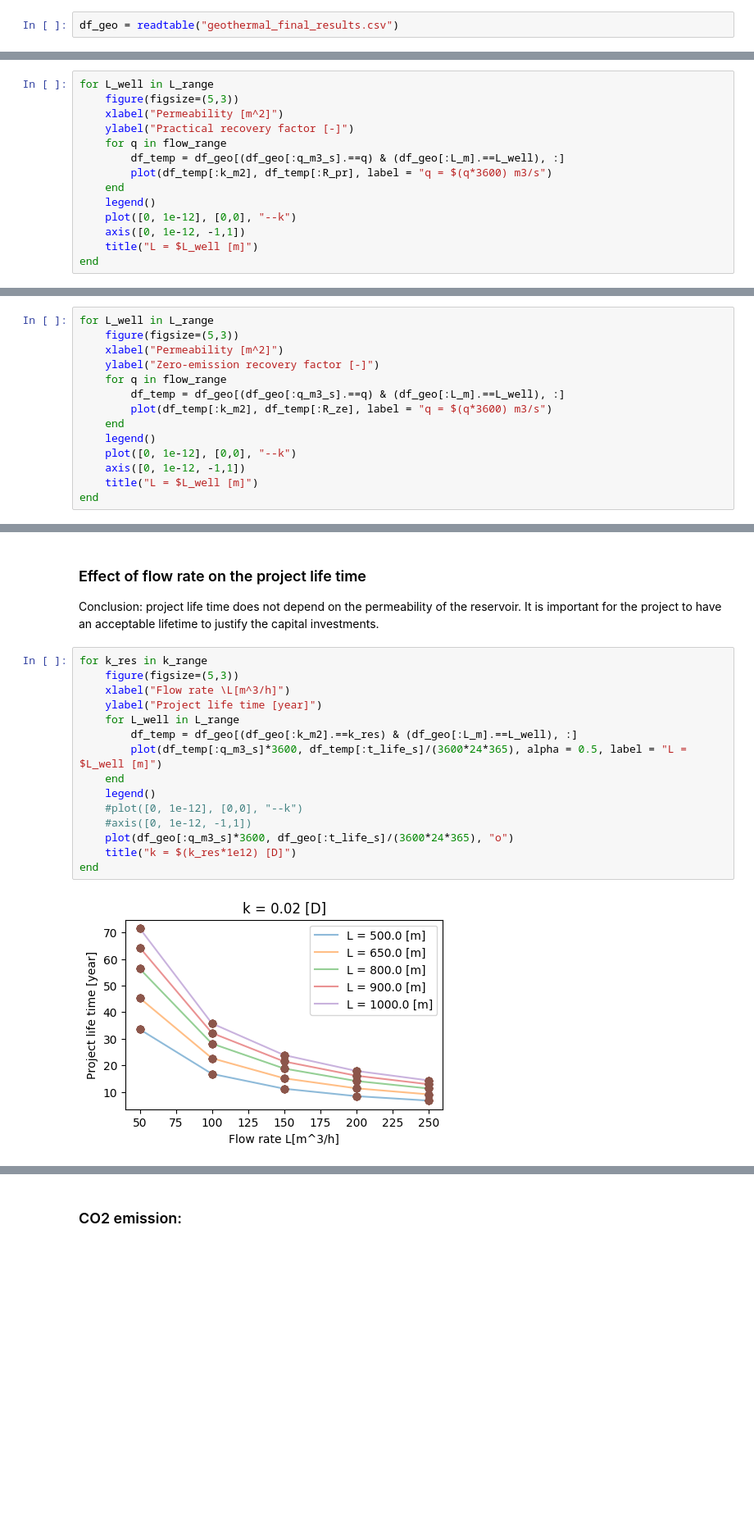
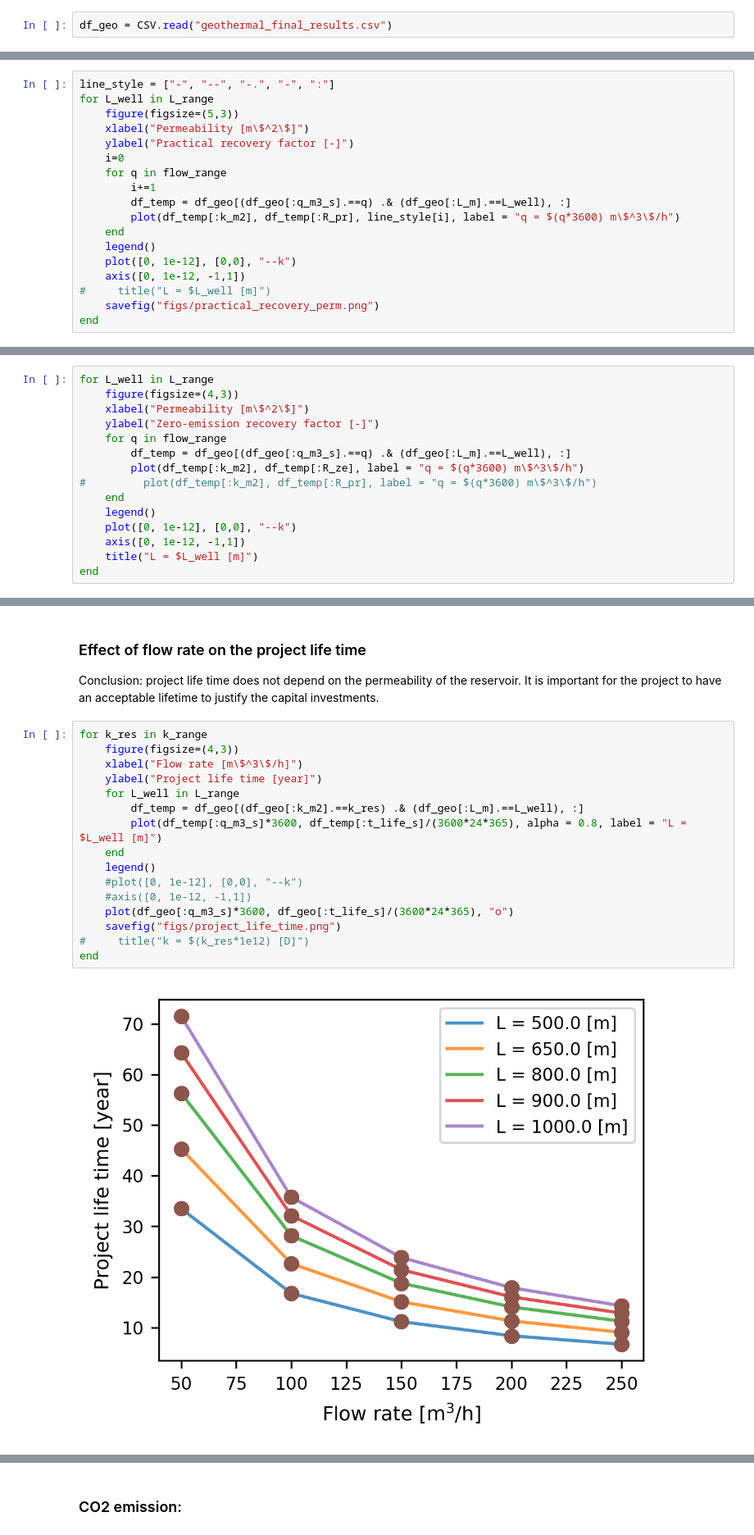
Before and after one commit to simulkade/geothermal, a Jupyter notebook: data_analysis_results.ipynb, the cells around one changed output, grey strips where cells are left out. Shown at 82% size. Cells and saved outputs as stored; diff of their text form; blank space fills up the shorter version.

```diff
--- a/data_analysis_results.ipynb
+++ b/data_analysis_results.ipynb
@@ -33,5 +36,5 @@ em_gas*1e3
 # %% [output]
 0.05499999999999999
 # %%
-df_geo = readtable("geothermal_final_results.csv")
+df_geo = CSV.read("geothermal_final_results.csv")
 # %% [output]
@@ -76,17 +91,21 @@ L_range    = union(L)
 For a fixed value of well spacing, plot the effect of perm for different flow rates, and see if the results look good:
 ### Effect of permeability
 # %%
+line_style = ["-", "--", "-.", "-", ":"]
 for L_well in L_range
     figure(figsize=(5,3))
-    xlabel("Permeability [m^2]")
+    xlabel("Permeability [m\$^2\$]")
     ylabel("Practical recovery factor [-]")
+    i=0
     for q in flow_range
-        df_temp = df_geo[(df_geo[:q_m3_s].==q) & (df_geo[:L_m].==L_well), :]
-        plot(df_temp[:k_m2], df_temp[:R_pr], label = "q = $(q*3600) m3/s")
+        i+=1
+        df_temp = df_geo[(df_geo[:q_m3_s].==q) .& (df_geo[:L_m].==L_well), :]
+        plot(df_temp[:k_m2], df_temp[:R_pr], line_style[i], label = "q = $(q*3600) m\$^3\$/h")
     end
     legend()
     plot([0, 1e-12], [0,0], "--k")
     axis([0, 1e-12, -1,1])
-    title("L = $L_well [m]")
+#     title("L = $L_well [m]")
+    savefig("figs/practical_recovery_perm.png")
 end
 # %% [output]
@@ -98,11 +117,12 @@ end
 # %%
 for L_well in L_range
-    figure(figsize=(5,3))
-    xlabel("Permeability [m^2]")
+    figure(figsize=(4,3))
+    xlabel("Permeability [m\$^2\$]")
     ylabel("Zero-emission recovery factor [-]")
     for q in flow_range
-        df_temp = df_geo[(df_geo[:q_m3_s].==q) & (df_geo[:L_m].==L_well), :]
-        plot(df_temp[:k_m2], df_temp[:R_ze], label = "q = $(q*3600) m3/s")
+        df_temp = df_geo[(df_geo[:q_m3_s].==q) .& (df_geo[:L_m].==L_well), :]
+        plot(df_temp[:k_m2], df_temp[:R_ze], label = "q = $(q*3600) m\$^3\$/h")
+#         plot(df_temp[:k_m2], df_temp[:R_pr], label = "q = $(q*3600) m\$^3\$/h")
     end
     legend()
     plot([0, 1e-12], [0,0], "--k")
@@ -144,18 +159,19 @@ end
 Conclusion: project life time does not depend on the permeability of the reservoir. It is important for the project to have an acceptable lifetime to justify the capital investments.
 # %%
 for k_res in k_range
-    figure(figsize=(5,3))
-    xlabel("Flow rate \L[m^3/h]")
+    figure(figsize=(4,3))
+    xlabel("Flow rate [m\$^3\$/h]")
     ylabel("Project life time [year]")
     for L_well in L_range
-        df_temp = df_geo[(df_geo[:k_m2].==k_res) & (df_geo[:L_m].==L_well), :]
-        plot(df_temp[:q_m3_s]*3600, df_temp[:t_life_s]/(3600*24*365), alpha = 0.5, label = "L = $L_well [m]")
+        df_temp = df_geo[(df_geo[:k_m2].==k_res) .& (df_geo[:L_m].==L_well), :]
+        plot(df_temp[:q_m3_s]*3600, df_temp[:t_life_s]/(3600*24*365), alpha = 0.8, label = "L = $L_well [m]")
     end
     legend()
     #plot([0, 1e-12], [0,0], "--k")
     #axis([0, 1e-12, -1,1])
     plot(df_geo[:q_m3_s]*3600, df_geo[:t_life_s]/(3600*24*365), "o")
-    title("k = $(k_res*1e12) [D]")
+    savefig("figs/project_life_time.png")
+#     title("k = $(k_res*1e12) [D]")
 end
 # %% [output]
-[figure, old version]
+[figure, new version]
```
Also changed, not shown: parts of 19 cells of this notebook, 11 other files.
